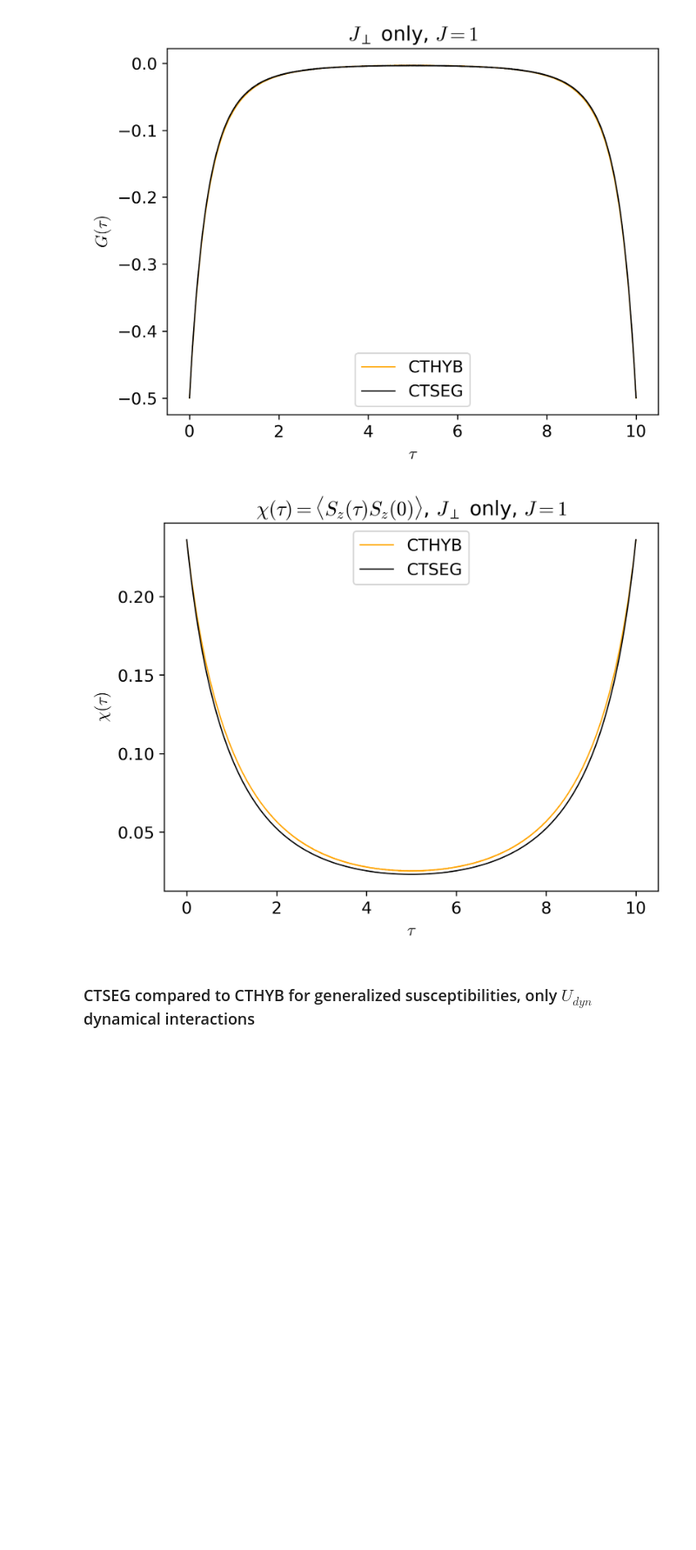
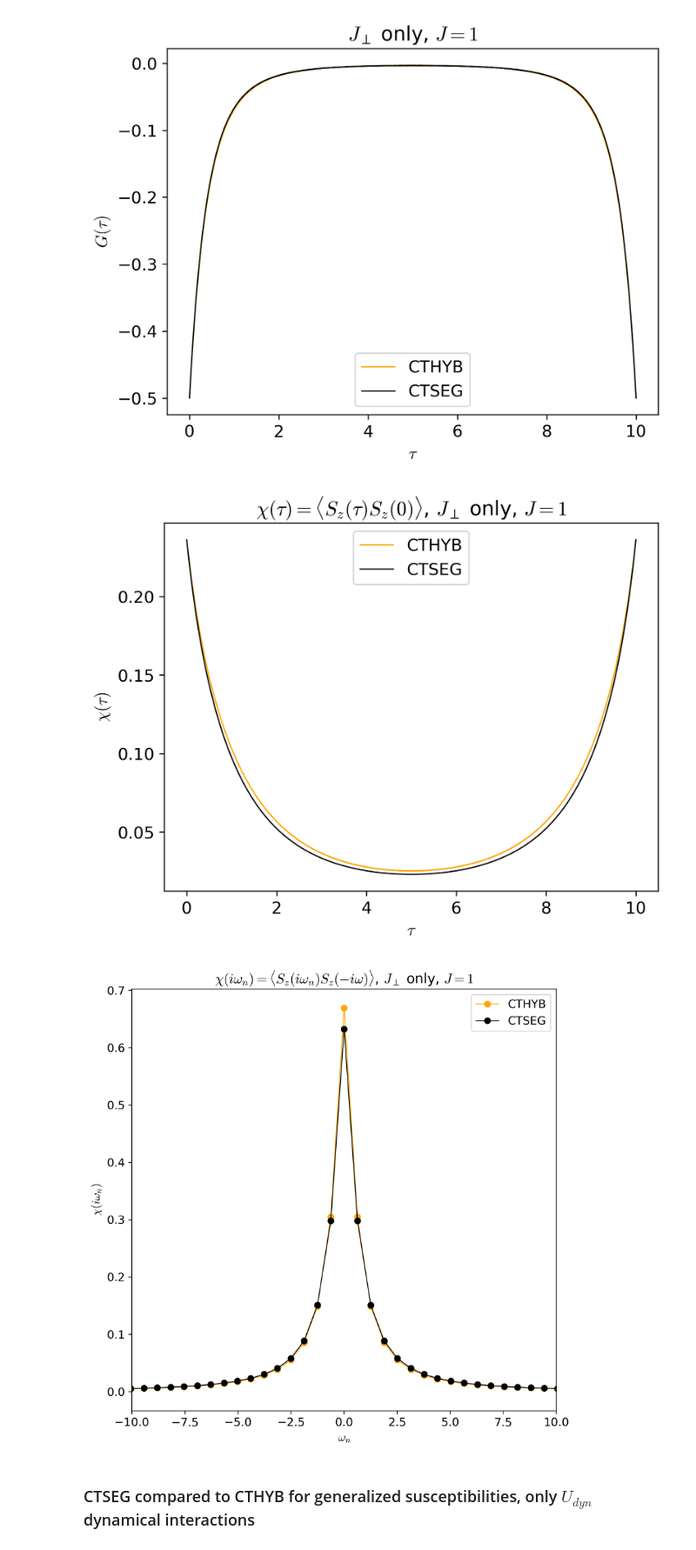
Before and after one commit to andrewkhardy/cthyb, a Jupyter notebook: benchmark/dynamic_int/CTHYB_Benchmarking.ipynb, the cells around one changed output. Shown at 87% size. Cells and saved outputs as stored; diff of their text form; code cells hidden in the pictures; blank space fills up the shorter version.

```diff
--- a/benchmark/dynamic_int/CTHYB_Benchmarking.ipynb
+++ b/benchmark/dynamic_int/CTHYB_Benchmarking.ipynb
@@ -350,12 +350,24 @@ plt.show()
 # %%
 Sz_ctseg = 0.25*(nn["up", "up"   ] - nn["up", "down"] - nn["down", "up"] +nn["down", "down"])
 oplot(Sz.real, color="orange", linewidth = 0.9, label="CTHYB")
 oplot(Sz_ctseg.real, color="black", linewidth = 0.9, label="CTSEG")
 plt.title(r"$\chi(\tau) =\langle S_z(\tau) S_z(0) \rangle$, $J_\perp$ only, $J = 1$")
 plt.ylabel(r"$\chi(\tau)$")
 plt.legend()
 plt.show()
+
+Sz_fourier = make_gf_from_fourier(Sz)
+Sz_ctseg_fourier = make_gf_from_fourier(Sz_ctseg)
+plt.figure(figsize=(8,8))
+plt.xlim(-10,10)
+oplot(Sz_fourier.real,"-o", color="orange", linewidth = 0.9, label="CTHYB")
+oplot(Sz_ctseg_fourier.real, "-o",color="black",  linewidth = 0.9, label="CTSEG")
+plt.title(r"$\chi(i\omega_n) =\langle S_z(i\omega_n) S_z(-i\omega) \rangle$, $J_\perp$ only, $J = 1$")
+plt.ylabel(r"$\chi(i\omega_n)$")
+plt.legend()
+plt.show()
 # %% [output]
 [figure]
+[figure, added]
 # %% [markdown]
 ### CTSEG compared to CTHYB for generalized susceptibilities, only $U_{dyn}$ dynamical interactions
```
Also changed, not shown: parts of 1 cell of this notebook, 2 other files.
